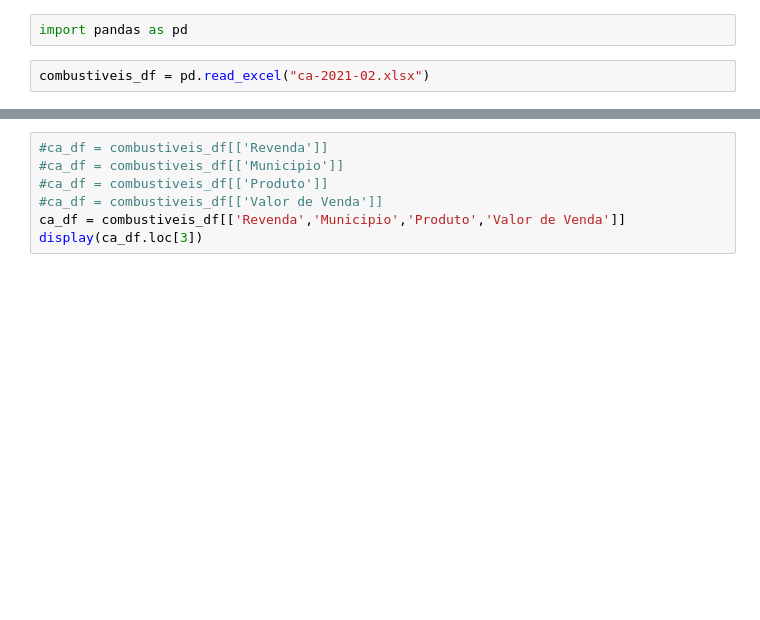
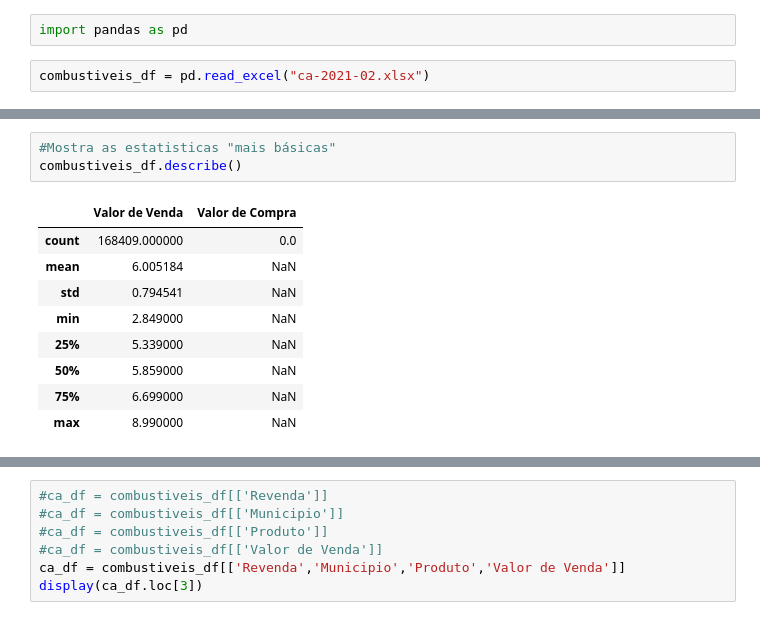
Before and after one commit to MatheusBruno/CursoDeExtensaoAnimeUniRitter, a Jupyter notebook: Panda.ipynb, the cells around one changed output, grey strips where cells are left out. Drawn from its saved outputs; the diff is of its cells as text; blank space fills up the shorter version.

```diff
--- a/Panda.ipynb
+++ b/Panda.ipynb
@@ -19,0 +29,13 @@ print(dicecombustiveis.info()) #Non-Null(numeros de linhas preenchido) #Dtype()
+# %%
+#Mostra as estatisticas "mais básicas"
+combustiveis_df.describe()
+# %% [output]
+|  | Valor de Venda | Valor de Compra |
+| count | 168409.000000 | 0.0 |
+| mean | 6.005184 | NaN |
+| std | 0.794541 | NaN |
+| min | 2.849000 | NaN |
+| 25% | 5.339000 | NaN |
+| 50% | 5.859000 | NaN |
+| 75% | 6.699000 | NaN |
+| max | 8.990000 | NaN |
```
Also changed, not shown: parts of 6 cells of this notebook.
